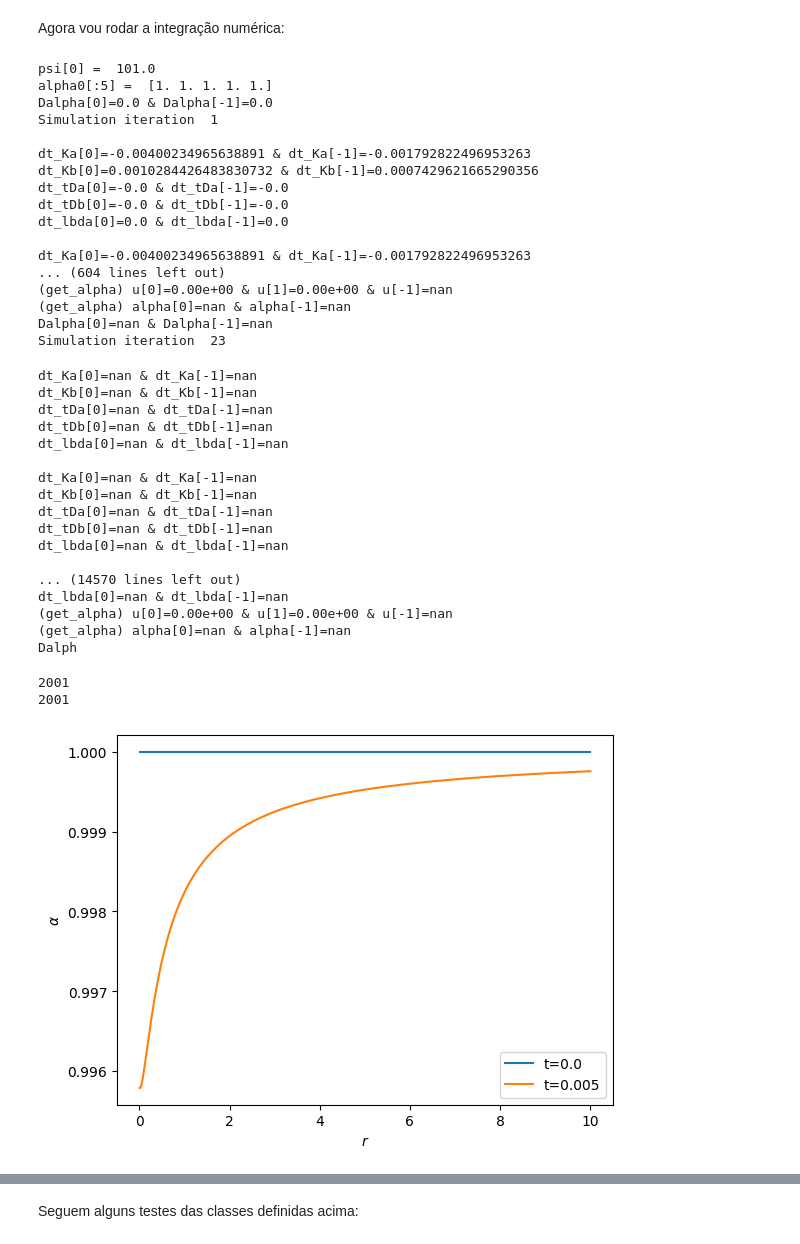
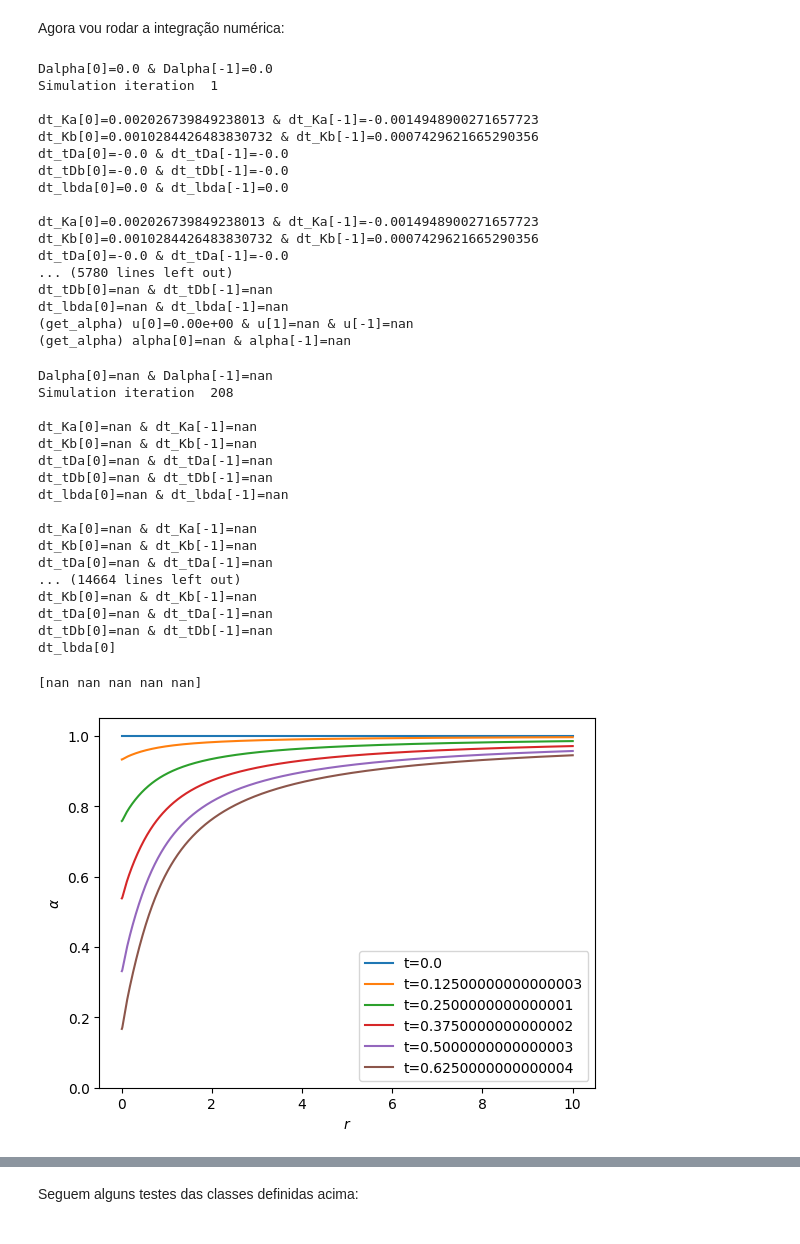
Before and after one commit to Grogroda/SchwarzschildNR, a Jupyter notebook: SphericalSymmetry.ipynb, the cells around one changed output, grey strips where cells are left out. Drawn from its saved outputs; the diff is of its cells as text; code cells hidden in the pictures.

Commit message:
Code seems to be working mostly properly, with possible numerical instability on time or problematic boundaries

```diff
--- a/SphericalSymmetry.ipynb
+++ b/SphericalSymmetry.ipynb
@@ -391,6 +418,8 @@ Vamos então definir o dicionário *state* e o(s) integrador(es) a seguir:
 def compute_eqs(r, state):
     # Computes all time derivatives and stores them in a dictionary
     results = {
+        "tA": dt_tA(r, **state),
+        "tB": dt_tB(r, **state),
         "Ka": dt_Ka(r, **state),
         "Kb": dt_Kb(r, **state),
         "tDa": dt_tDa(r, **state),
@@ -401,14 +430,15 @@ def compute_eqs(r, state):
     return results
 
 def rk4_step(r, state, dt):
+    # Does a time step forward using 4th order Runge-Kutta method
 
     temp_state={}
 
-    k1 = compute_eqs(r, state)
+    k1 = compute_eqs(r, state) #returns the dictionary with only the variables being integrated
 
     # Defining k2:
-    for field in k1: #applies step to integrated functions
-        temp_state[field] = state[field]+0.5*dt*k1[field]
+    for field in k1: #loop through integrated functions
+        temp_state[field] = state[field]+0.5*dt*k1[field] #applies step to them within the temp_state dict
     k2 = compute_eqs(r, state)
 
     # Defining k3:
@@ -421,7 +451,7 @@ def rk4_step(r, state, dt):
         temp_state[field] = state[field]+dt*k3[field]
     k4 = compute_eqs(r, state)
 
-    # Final combination
+    # Combining the results stored in temp_state with the state dictionary:
     new_state = state.copy()
     for field in k4:
         new_state[field]=state[field]+(dt/6.0)*(k1[field]+2*k2[field]+2*k3[field]+k4[field])
@@ -438,7 +468,7 @@ psir = psi(r, M)
 # dalpha/dr = u
 # du/dr = -2/r*u
 
-dr_lnpsi = dr_lnpsi(r, M)
+dr_lnpsi = drlnpsi(r, M)
 
 u = np.zeros(Nr) #u0 = 0
 dr_u = np.zeros(Nr)
@@ -452,8 +482,6 @@ alpha0 = np.zeros(Nr)
 alpha0[-1] = 1-r[-1]*u[-1] #solution to boundary condition dr(alpha)=(1-alpha)/r at r->infty
 for i in reversed(range(len(r) - 1)): #goes from alpha[-2] to alpha[0]
     alpha0[i] = alpha0[i+1]-0.5*(r[i+1]-r[i])*(u[i]+u[i+1])
-
-print('alpha0[:5] = ', alpha0[:5])
 
 state = {
     'tA':tA,
@@ -482,39 +510,41 @@ while t<tf:
     c+=1
     print('Simulation iteration ', c)
 
-    # Integration:
+    # Integration, updating the state dynamically:
     state = rk4_step(r, state, Dt)
 
-    # Extracting non-integrated variables:
+    # Extracting alpha form the 2nd order DE, then Dalpha
     alpha = get_alpha(r, **state)
-    #print('state: ', state)
+    Dalpha = get_Dalpha(alpha, r)
+
     state['alpha'] = alpha
-    state['Dalpha'] = get_Dalpha(alpha, r)
-    state['tA'] = get_tX(state['tDa'], r, 'A', **state)
-    state['tB'] = get_tX(state['tDb'], r, 'B', **state)
+    state['Dalpha'] = Dalpha
 
     # Saving some data:
     alphas.append(alpha.copy())
     tAs.append(state['tA'].copy())
     ts.append(t)
 # %% [output]
-psi[0] =  101.0
-alpha0[:5] =  [1. 1. 1. 1. 1.]
 Dalpha[0]=0.0 & Dalpha[-1]=0.0
 Simulation iteration  1
 
-dt_Ka[0]=-0.00400234965638891 & dt_Ka[-1]=-0.001792822496953263
+dt_Ka[0]=0.002026739849238013 & dt_Ka[-1]=-0.0014948900271657723
 dt_Kb[0]=0.0010284426483830732 & dt_Kb[-1]=0.0007429621665290356
 dt_tDa[0]=-0.0 & dt_tDa[-1]=-0.0
 dt_tDb[0]=-0.0 & dt_tDb[-1]=-0.0
 dt_lbda[0]=0.0 & dt_lbda[-1]=0.0
 
-dt_Ka[0]=-0.00400234965638891 & dt_Ka[-1]=-0.001792822496953263
-... (604 lines left out)
-(get_alpha) u[0]=0.00e+00 & u[1]=0.00e+00 & u[-1]=nan
+dt_Ka[0]=0.002026739849238013 & dt_Ka[-1]=-0.0014948900271657723
+dt_Kb[0]=0.0010284426483830732 & dt_Kb[-1]=0.0007429621665290356
+dt_tDa[0]=-0.0 & dt_tDa[-1]=-0.0
+... (5780 lines left out)
+dt_tDb[0]=nan & dt_tDb[-1]=nan
+dt_lbda[0]=nan & dt_lbda[-1]=nan
+(get_alpha) u[0]=0.00e+00 & u[1]=nan & u[-1]=nan
 (get_alpha) alpha[0]=nan & alpha[-1]=nan
-Dalpha[0]=nan & Dalpha[-1]=nan
-Simulation iteration  23
+Dalpha[0]=nan & Dalpha[-1]=nan
+Simulation iteration  208
+
 dt_Ka[0]=nan & dt_Ka[-1]=nan
 dt_Kb[0]=nan & dt_Kb[-1]=nan
 dt_tDa[0]=nan & dt_tDa[-1]=nan
@@ -524,29 +554,25 @@ dt_lbda[0]=nan & dt_lbda[-1]=nan
 dt_Ka[0]=nan & dt_Ka[-1]=nan
 dt_Kb[0]=nan & dt_Kb[-1]=nan
 dt_tDa[0]=nan & dt_tDa[-1]=nan
+... (14664 lines left out)
+dt_Kb[0]=nan & dt_Kb[-1]=nan
+dt_tDa[0]=nan & dt_tDa[-1]=nan
 dt_tDb[0]=nan & dt_tDb[-1]=nan
-dt_lbda[0]=nan & dt_lbda[-1]=nan
-
-... (14570 lines left out)
-dt_lbda[0]=nan & dt_lbda[-1]=nan
-(get_alpha) u[0]=0.00e+00 & u[1]=0.00e+00 & u[-1]=nan
-(get_alpha) alpha[0]=nan & alpha[-1]=nan
-Dalph
+dt_lbda[0]
 # %%
-plot_indices = [0, 1]
+plot_indices = [0, 25, 50, 75, 100, 125]
 
-print(len(ts))
-print(len(alphas))
+print(alphas[400][:5])
 
 plt.figure()
 for idx in plot_indices:
     plt.plot(r, alphas[idx], label='t={}'.format(ts[idx]))
 
 plt.xlabel(r'$r$')
 plt.ylabel(r'$\alpha$')
+plt.ylim((0., 1.05))
 plt.legend()
 plt.show()
 # %% [output]
-2001
-2001
+[nan nan nan nan nan]
-[figure, old version]
+[figure, new version]
```
Also changed, not shown: parts of 10 cells of this notebook.
